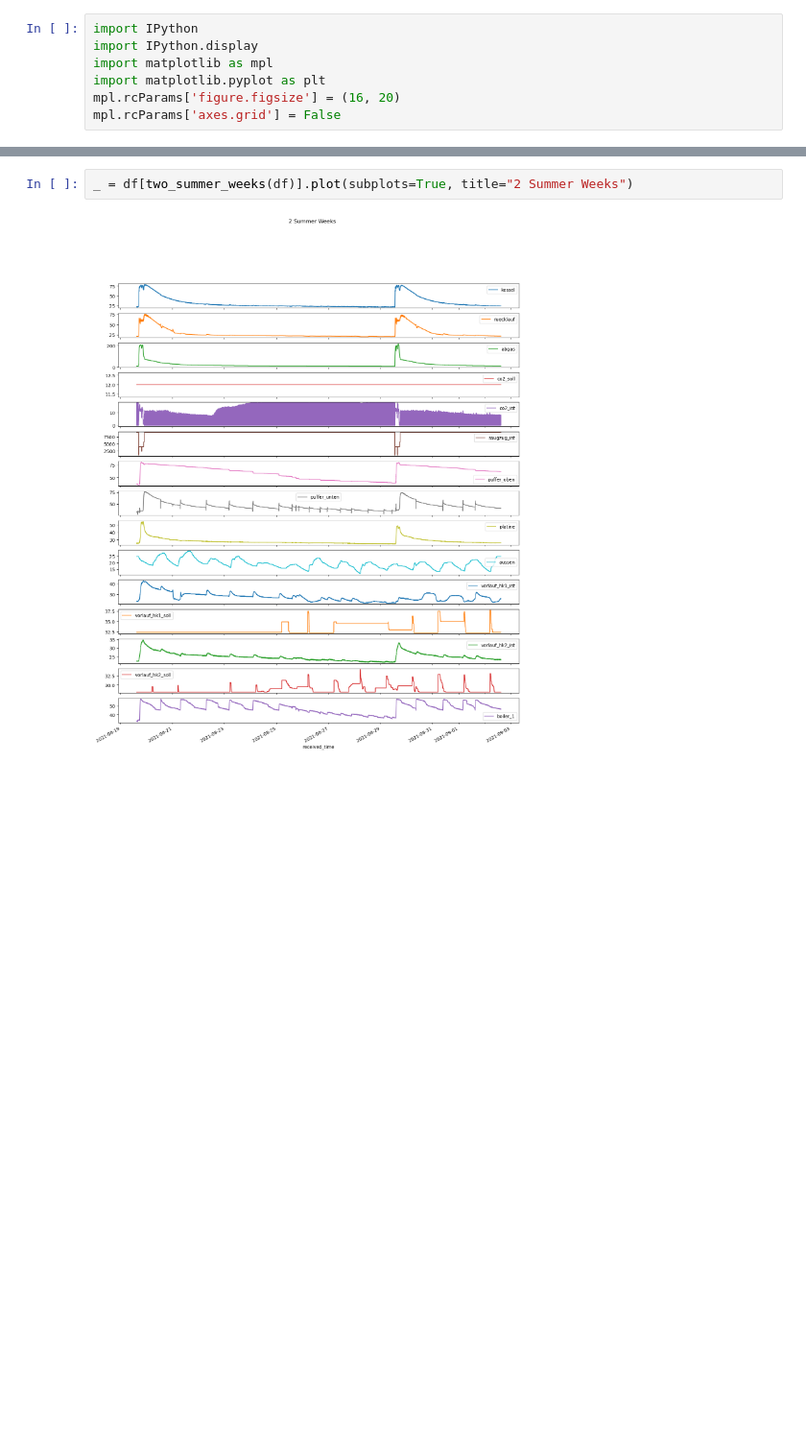
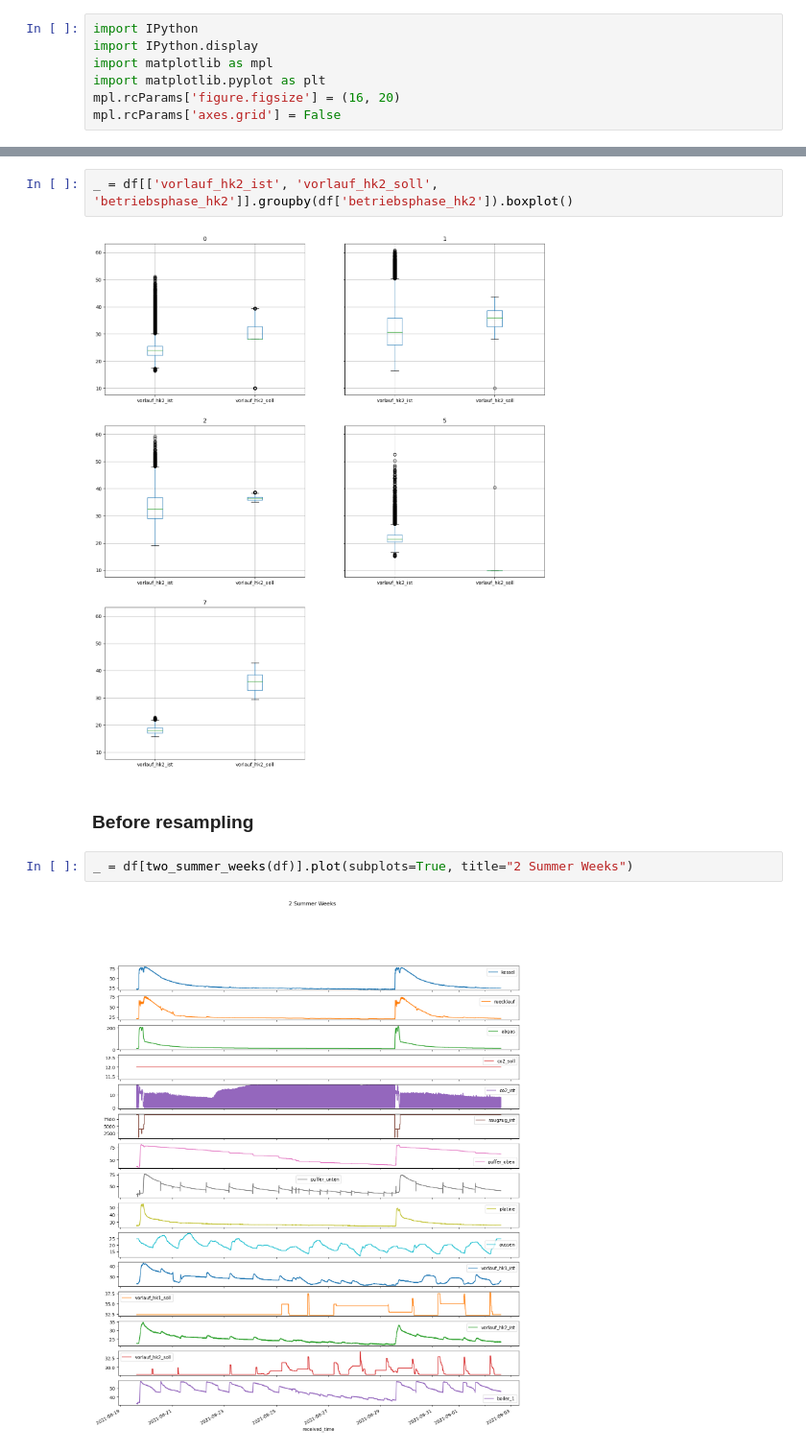
Before and after one commit to Joelius300/HeatingDataMonitor, a Jupyter notebook: forecasting/playing_around_with_1-min_data.ipynb, the cells around one changed output, grey strips where cells are left out. Shown at 96% size. Saved outputs shown, nothing was run; the diff lists cells and outputs as text; blank space fills up the shorter version.

```diff
--- a/forecasting/playing_around_with_1-min_data.ipynb
+++ b/forecasting/playing_around_with_1-min_data.ipynb
@@ -150,3 +156,9 @@ mpl.rcParams['axes.grid'] = False
+# %%
+_ = df[['vorlauf_hk2_ist', 'vorlauf_hk2_soll', 'betriebsphase_hk2']].groupby(df['betriebsphase_hk2']).boxplot()
+# %% [output]
+[figure, added]
+# %% [markdown]
+### Before resampling
 # %%
 _ = df[two_summer_weeks(df)].plot(subplots=True, title="2 Summer Weeks")
 # %% [output]
```
Also changed, not shown: parts of 3 cells of this notebook.
